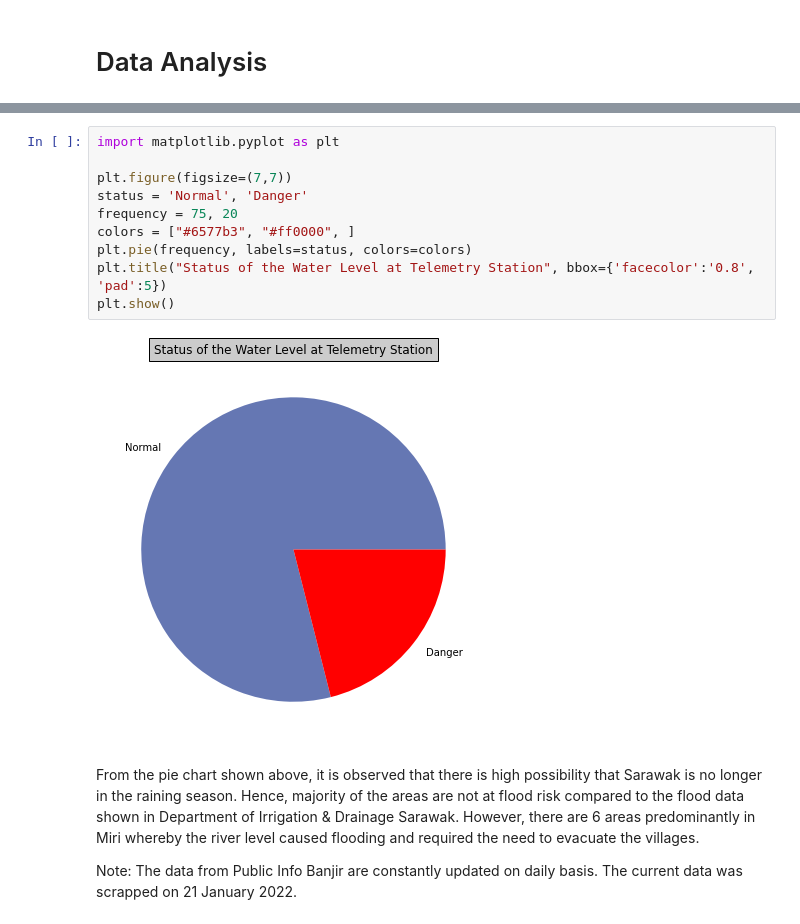
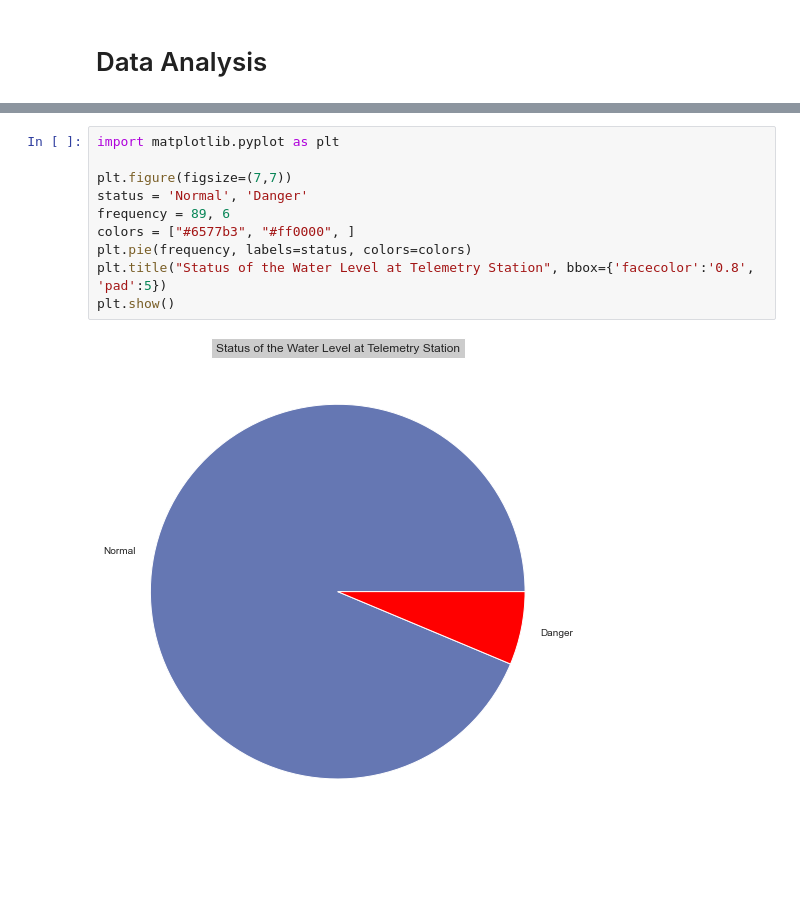
Before and after one commit to jhamuza/FSProjOne, a Jupyter notebook: XJ_JPNB/ADS Mini Project - Web Scrapping (PIB).ipynb, the cells around one changed output, grey strips where cells are left out. Drawn from its saved outputs; the diff is of its cells as text; blank space fills up the shorter version.

```diff
--- a/XJ_JPNB/ADS Mini Project - Web Scrapping (PIB).ipynb
+++ b/XJ_JPNB/ADS Mini Project - Web Scrapping (PIB).ipynb
@@ -293,18 +293,12 @@ stats.get_group('Danger')
 # %%
 import matplotlib.pyplot as plt
 
 plt.figure(figsize=(7,7))
 status = 'Normal', 'Danger'
-frequency = 75, 20
+frequency = 89, 6
 colors = ["#6577b3", "#ff0000", ]
 plt.pie(frequency, labels=status, colors=colors)
 plt.title("Status of the Water Level at Telemetry Station", bbox={'facecolor':'0.8', 'pad':5})
 plt.show()
 # %% [output]
-[figure, old version]
+[figure, new version]
-# %% [markdown]
-From the pie chart shown above, it is observed that there is high possibility that Sarawak is no longer in the raining season. Hence, majority of the areas are not at flood risk compared to the flood data shown in Department of Irrigation & Drainage Sarawak. However, there are 6 areas predominantly in Miri whereby the river level caused flooding and required the need to evacuate the villages.
-
-
-
-Note: The data from Public Info Banjir are constantly updated on daily basis. The current data was scrapped on 21 January 2022.
```
Also changed, not shown: parts of 11 cells of this notebook, 1 other file.
